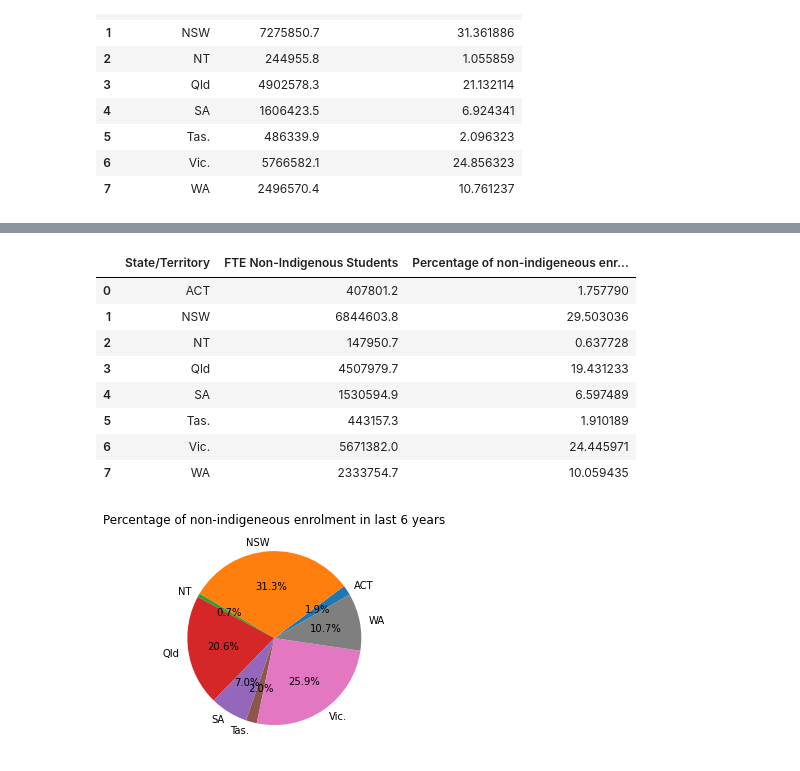
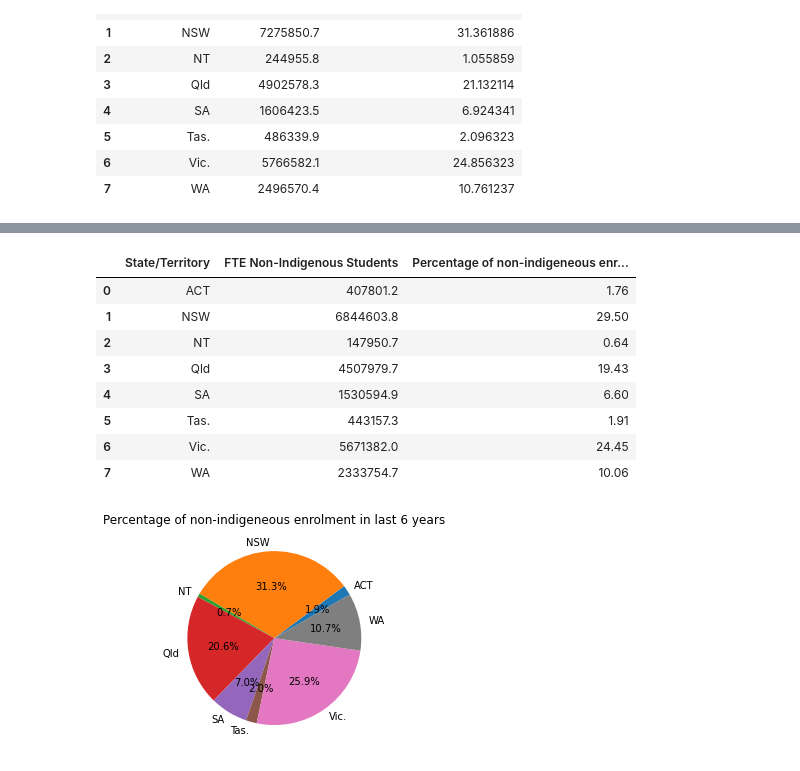
Before and after one commit to Jasjeet2021/Project-1, a Jupyter notebook: code.ipynb, the cells around one changed output, grey strips where cells are left out. Saved outputs shown, nothing was run; the diff lists cells and outputs as text; code cells hidden in the pictures.

```diff
--- a/code.ipynb
+++ b/code.ipynb
@@ -360,22 +372,22 @@ fig = plt.figure(figsize=(8,4))
 # %%
 Group_by_last_five_years = Last_five_years_data_df.groupby(['State/Territory'])
 c = Group_by_last_five_years['FTE Non-Indigenous Students '].sum()
 d = c.reset_index()
 d
-percentage = d['FTE Non-Indigenous Students ']/Sum_of_all_enrolments*100
+percentage = round(d['FTE Non-Indigenous Students ']/Sum_of_all_enrolments*100,2)
 percentage
 d["Percentage of non-indigeneous enrolment"] = percentage
 d
 # %% [output]
 |  | State/Territory | FTE Non-Indigenous Students | Percentage of non-indigeneous enr... |
-| 0 | ACT | 407801.2 | 1.757790 |
-| 1 | NSW | 6844603.8 | 29.503036 |
-| 2 | NT | 147950.7 | 0.637728 |
-| 3 | Qld | 4507979.7 | 19.431233 |
-| 4 | SA | 1530594.9 | 6.597489 |
-| 5 | Tas. | 443157.3 | 1.910189 |
-| 6 | Vic. | 5671382.0 | 24.445971 |
-| 7 | WA | 2333754.7 | 10.059435 |
+| 0 | ACT | 407801.2 | 1.76 |
+| 1 | NSW | 6844603.8 | 29.50 |
+| 2 | NT | 147950.7 | 0.64 |
+| 3 | Qld | 4507979.7 | 19.43 |
+| 4 | SA | 1530594.9 | 6.60 |
+| 5 | Tas. | 443157.3 | 1.91 |
+| 6 | Vic. | 5671382.0 | 24.45 |
+| 7 | WA | 2333754.7 | 10.06 |
 # %%
 data2 = d["Percentage of non-indigeneous enrolment"]
 labels = d["State/Territory"]
```
Also changed, not shown: parts of 15 cells of this notebook, 12 other files.
